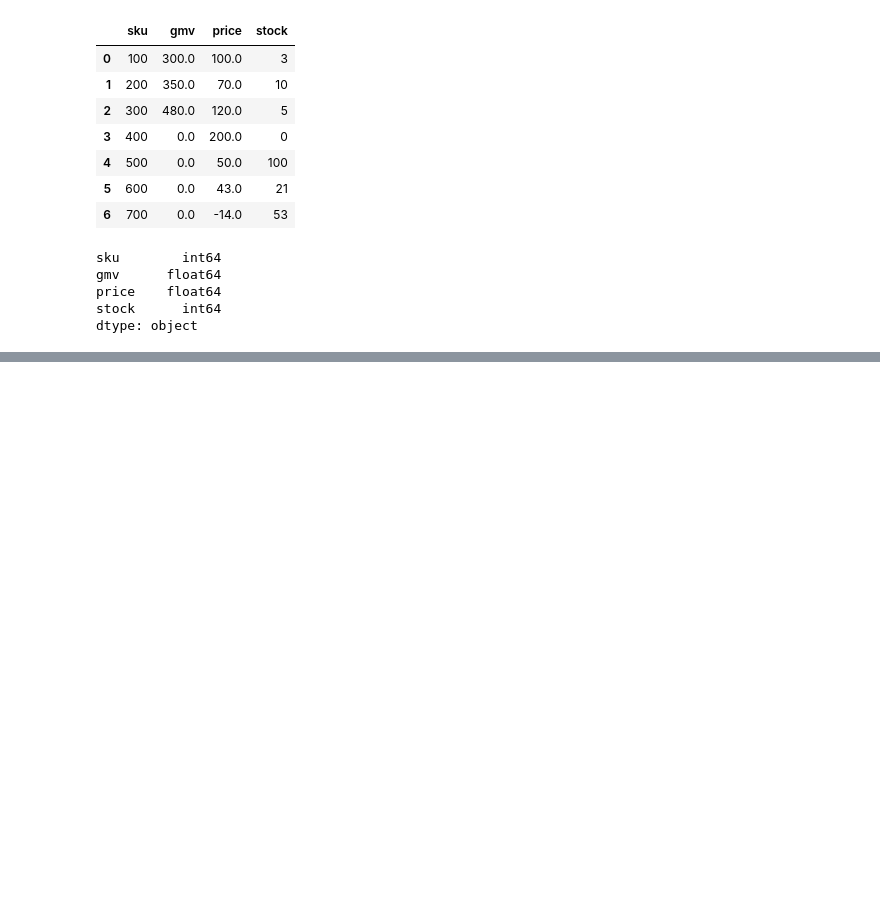
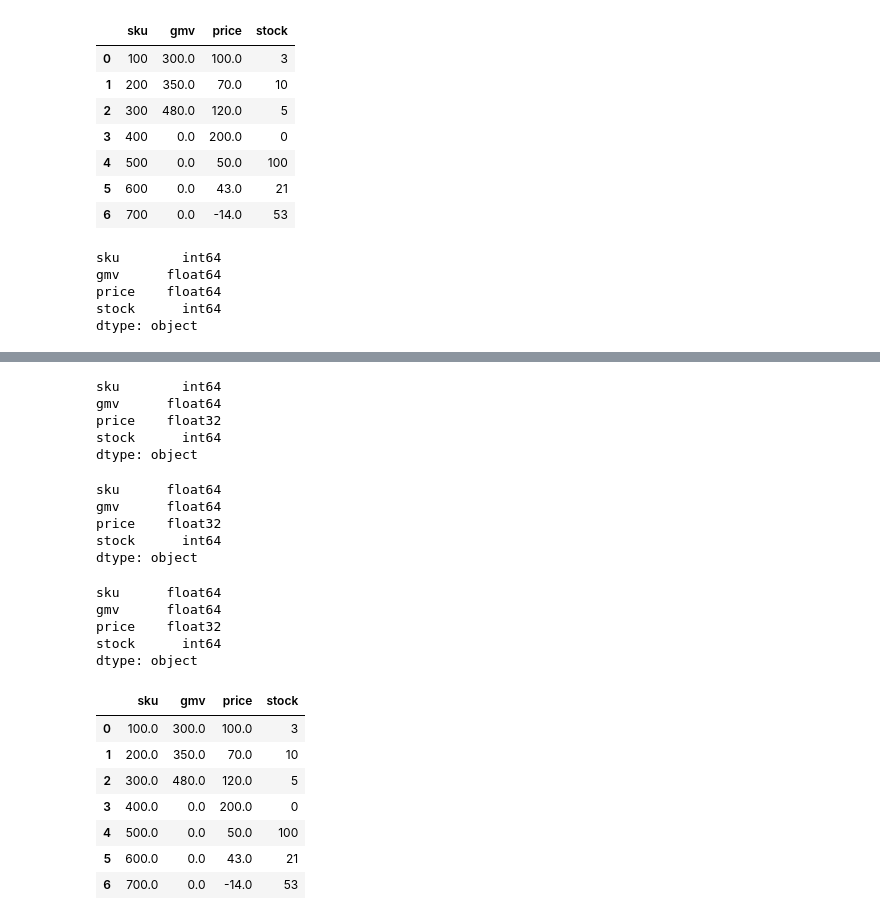
Before and after one commit to ivekhov/ml-simluator, a Jupyter notebook: stocks/stocks.ipynb, the cells around one changed output, grey strips where cells are left out. Cells and saved outputs as stored; diff of their text form; code cells hidden in the pictures; blank space fills up the shorter version.

```diff
--- a/stocks/stocks.ipynb
+++ b/stocks/stocks.ipynb
@@ -667,0 +865,37 @@ dtype: object
+# %%
+df2.dtypes
+# %% [output]
+sku        int64
+gmv      float64
+price    float32
+stock      int64
+dtype: object
+# %%
+df2['sku'] = df2['sku'].astype('float')
+df2.dtypes
+# %% [output]
+sku      float64
+gmv      float64
+price    float32
+stock      int64
+dtype: object
+# %%
+df2['stock'].astype('float', copy=True)
+df2.dtypes
+# %% [output]
+sku      float64
+gmv      float64
+price    float32
+stock      int64
+dtype: object
+# %%
+df2
+# %% [output]
+|  | sku | gmv | price | stock |
+| 0 | 100.0 | 300.0 | 100.0 | 3 |
+| 1 | 200.0 | 350.0 | 70.0 | 10 |
+| 2 | 300.0 | 480.0 | 120.0 | 5 |
+| 3 | 400.0 | 0.0 | 200.0 | 0 |
+| 4 | 500.0 | 0.0 | 50.0 | 100 |
+| 5 | 600.0 | 0.0 | 43.0 | 21 |
+| 6 | 700.0 | 0.0 | -14.0 | 53 |
```
Also changed, not shown: parts of 20 cells of this notebook, 6 other files.
